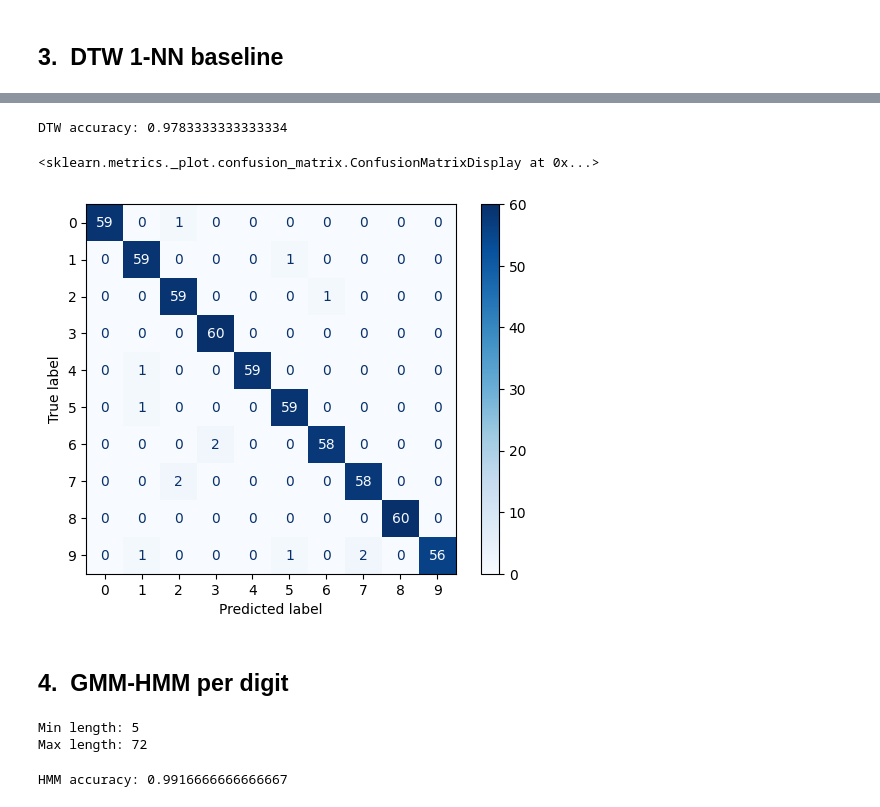
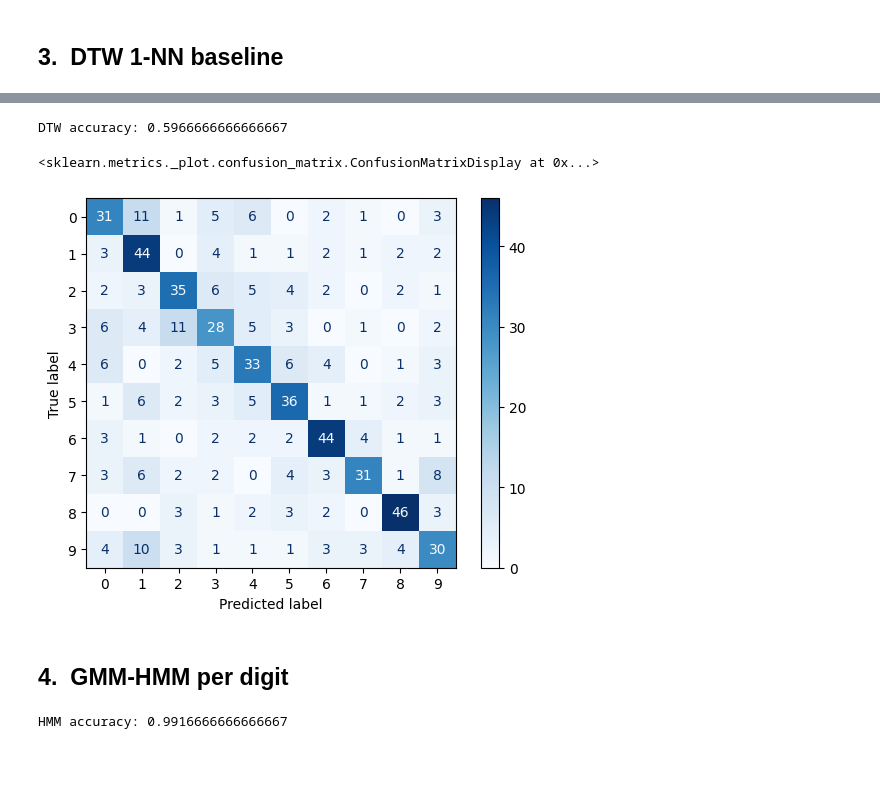
Before and after one commit to z0lt4np4l1nk4s/AutomaticSpeechRecognition, a Jupyter notebook: notebook.ipynb, the cells around one changed output, grey strips where cells are left out. Drawn from its saved outputs; the diff is of its cells as text; code cells hidden in the pictures; blank space fills up the shorter version.

```diff
--- a/notebook.ipynb
+++ b/notebook.ipynb
@@ -157,33 +131,25 @@ Train: 2400, Test: 600
 # %%
-def dtw_distance(a,b):
-    dist,_ = fastdtw(a,b, dist=euclidean)
-    return dist
+def dtw_distance(a, b):
+    return dtw.distance(a[:, 0], b[:, 0])
 
-def predict_dtw(sample_idx, ref_idx):
-    distances = [dtw_distance(mfcc_sequences[sample_idx], mfcc_sequences[r]) for r in ref_idx]
+def predict_dtw(sample_seq, ref_idx):
+    distances = [dtw_distance(sample_seq, mfcc_sequences[r]) for r in ref_idx]
     best = ref_idx[int(np.argmin(distances))]
     return labels[best]
 
 y_true = [labels[i] for i in test_idx]
-y_pred = [predict_dtw(i, train_idx) for i in test_idx]
+y_pred = [predict_dtw(mfcc_sequences[i], train_idx) for i in tqdm(test_idx, desc="DTW Matching")]
 
 dtw_acc = accuracy_score(y_true, y_pred)
 print('DTW accuracy:', dtw_acc)
 
 cm = confusion_matrix(y_true, y_pred)
 ConfusionMatrixDisplay(cm).plot(cmap='Blues')
 # %% [output]
-DTW accuracy: 0.9783333333333334
+DTW accuracy: 0.5966666666666667
 <sklearn.metrics._plot.confusion_matrix.ConfusionMatrixDisplay at 0x...>
-[figure, old version]
+[figure, new version]
 # %% [markdown]
 ## 4.  GMM‑HMM per digit
-# %%
-frame_lengths = [mfcc.shape[0] for mfcc in mfcc_sequences]
-print("Min length:", min(frame_lengths))
-print("Max length:", max(frame_lengths))
-# %% [output]
-Min length: 5
-Max length: 72
 # %%
 digit_models = {}
```
Also changed, not shown: parts of 17 cells of this notebook, 3 other files.
